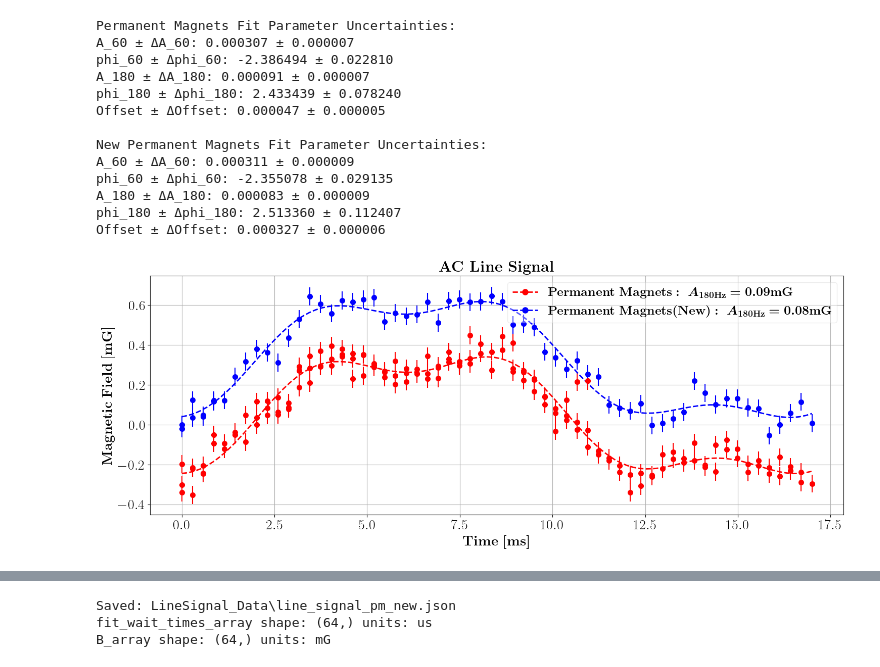
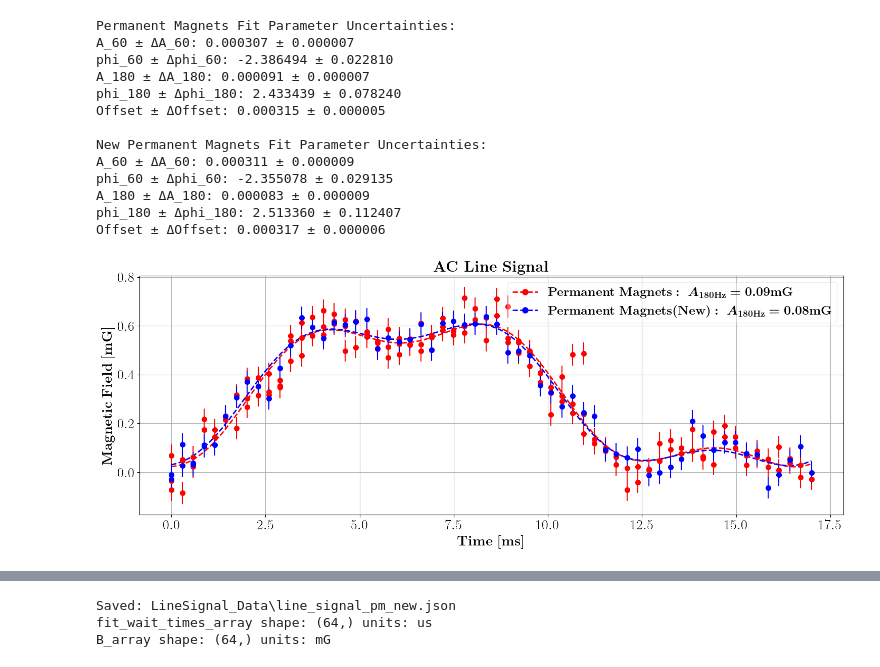
Before and after one commit to GauravTathed/PhD_python_scripts, a Jupyter notebook: LineSignal_charaterization/LineSignal_charaterization.ipynb, the cells around one changed output, grey strips where cells are left out. Cells and saved outputs as stored; diff of their text form; code cells hidden in the pictures.

```diff
--- a/LineSignal_charaterization/LineSignal_charaterization.ipynb
+++ b/LineSignal_charaterization/LineSignal_charaterization.ipynb
@@ -35,7 +35,7 @@ data_dir = r'Z:\\Lab Data\D52_Calibration_Ba137\\RFSoC_LineSignal_sweep_SelfRef\
 # Regular expression to match the file naming pattern
 file_pattern_new = re.compile(r"ramsey_reference_transitions_LTWait(\d+\.\d+)us_Shots250_RamseyWait50us_20260220_.*")
 # file_pattern_new = re.compile(r"ramsey_reference_transitions_LTWait(\d+\.\d+)us_Shots250_RamseyWait50us_202602(11|12)_.*")
-file_pattern = re.compile(r"ramsey_reference_transitions_LTWait(\d+\.\d+)us_Shots250_RamseyWait50us_20260317_.*")
+# file_pattern = re.compile(r"ramsey_reference_transitions_LTWait(\d+\.\d+)us_Shots250_RamseyWait50us_20260317_.*")
 file_pattern = re.compile(r"ramsey_reference_transitions_LTWait(\d+\.\d+)us_Shots250_RamseyWait50us_20260403_.*")
 def signal_model(t, A1 = 0.0003423806060810839, phi1 = 1.2893867862091697, A2 = 0.0005574657128318643, phi2 = -1.2192683736729186,offset = 0.00014702831939132153):
     f1 = 60  # Fixed frequency in Hz
@@ -81,7 +81,7 @@ def read_files_and_analyze(data_dir, file_pattern, erase_offset = True):
     t_pm = np.array(times)
     # print('in function: ',t_pm)
     if erase_offset == True:
-        y_noisy_pm = np.array(((freq_ref_diff - freq_diffs) - (freq_ref_diff - freq_diffs)[0])/(-3.498)).flatten()
+        y_noisy_pm = np.array(((freq_ref_diff - freq_diffs) - np.median((freq_ref_diff - freq_diffs)[0:3]))/(-3.498)).flatten()
     else:
         y_noisy_pm = np.array(((freq_ref_diff - freq_diffs))/(-3.498)).flatten()
 
@@ -101,7 +101,7 @@ def read_files_and_analyze(data_dir, file_pattern, erase_offset = True):
 # Analyze datasets based on availability or plot selection if you want to optimize speed,
 # but here we load both to keep variables available unless you want to skip completely.
 # For now, I'll run both analyses so variables exist.
-res_pm = read_files_and_analyze(data_dir, file_pattern, erase_offset = True)
+res_pm = read_files_and_analyze(data_dir, file_pattern, erase_offset = False)
 if res_pm:
     A1_fit_pm, phi1_fit_pm, A2_fit_pm, phi2_fit_pm, o_pm, t_pm, y_noisy_pm, params_cov = res_pm
     # print(A1_fit_pm, phi1_fit_pm, A2_fit_pm, phi2_fit_pm, o_pm, t_pm)
@@ -117,7 +117,7 @@ if res_pm:
     print(f"phi_180 ± Δphi_180: {phi2_fit_pm:.6f} ± {param_unc_pm[3]:.6f}")
     print(f"Offset ± ΔOffset: {o_pm:.6f} ± {param_unc_pm[4]:.6f}")
 
-res_pm_new = read_files_and_analyze(data_dir_new, file_pattern_new, erase_offset = True)
+res_pm_new = read_files_and_analyze(data_dir_new, file_pattern_new, erase_offset = False)
 if res_pm_new:
     A1_fit_pm_new, phi1_fit_pm_new, A2_fit_pm_new, phi2_fit_pm_new, o_pm_new, t_pm_new, y_noisy_pm_new, params_cov_new = res_pm_new
     # print(A1_fit_pm_new, phi1_fit_pm_new, A2_fit_pm_new, phi2_fit_pm_new, o_pm_new, t_pm_new)
@@ -160,36 +160,36 @@ if plot_mode in ['new', 'both'] and res_pm_new:
 
 # plt.plot(np.linspace(min(t_pm)/1000,max(t_pm)/1000,100),signal_model(np.linspace(min(t_pm),max(t_pm),100), 0.001321, -0.279984, 0.000193 , -0.829028, -0.000399)*1000, 'k--')
 
 leg = plt.legend(handles=handles,
                 loc='upper right',
                 framealpha=0.35,
                 fontsize=18)
 
 for txt in leg.get_texts():
     txt.set_fontweight('bold')
 
 plt.xlabel(r"\boldmath$\mathbf{Time\ [ms]}$")
 plt.ylabel(r"$\mathbf{Magnetic\ Field\ [mG]}$")
 plt.title(r"\textbf{AC Line Signal}")
 plt.grid()
 plt.tight_layout()
 plt.savefig('line_signal_EM_vs_PM.png')
 plt.show()
 # %% [output]
 Permanent Magnets Fit Parameter Uncertainties:
 A_60 ± ΔA_60: 0.000307 ± 0.000007
 phi_60 ± Δphi_60: -2.386494 ± 0.022810
 A_180 ± ΔA_180: 0.000091 ± 0.000007
 phi_180 ± Δphi_180: 2.433439 ± 0.078240
-Offset ± ΔOffset: 0.000047 ± 0.000005
+Offset ± ΔOffset: 0.000315 ± 0.000005
 
 New Permanent Magnets Fit Parameter Uncertainties:
 A_60 ± ΔA_60: 0.000311 ± 0.000009
 phi_60 ± Δphi_60: -2.355078 ± 0.029135
 A_180 ± ΔA_180: 0.000083 ± 0.000009
 phi_180 ± Δphi_180: 2.513360 ± 0.112407
-Offset ± ΔOffset: 0.000327 ± 0.000006
+Offset ± ΔOffset: 0.000317 ± 0.000006
-[figure, old version]
+[figure, new version]
 # %%
 import numpy as np
 from scipy.optimize import curve_fit
```
Also changed, not shown: parts of 2 cells of this notebook, 8 other files.
